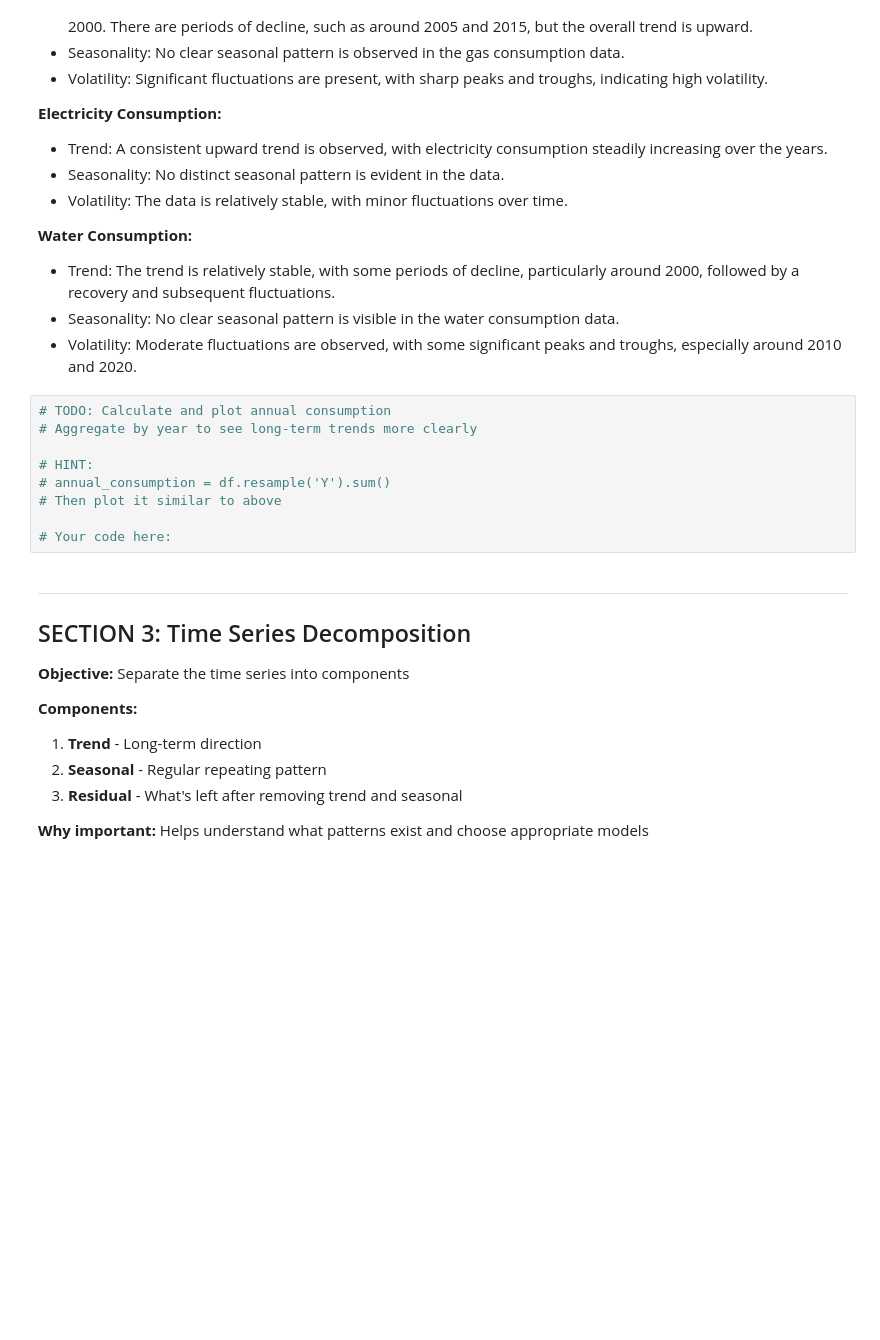
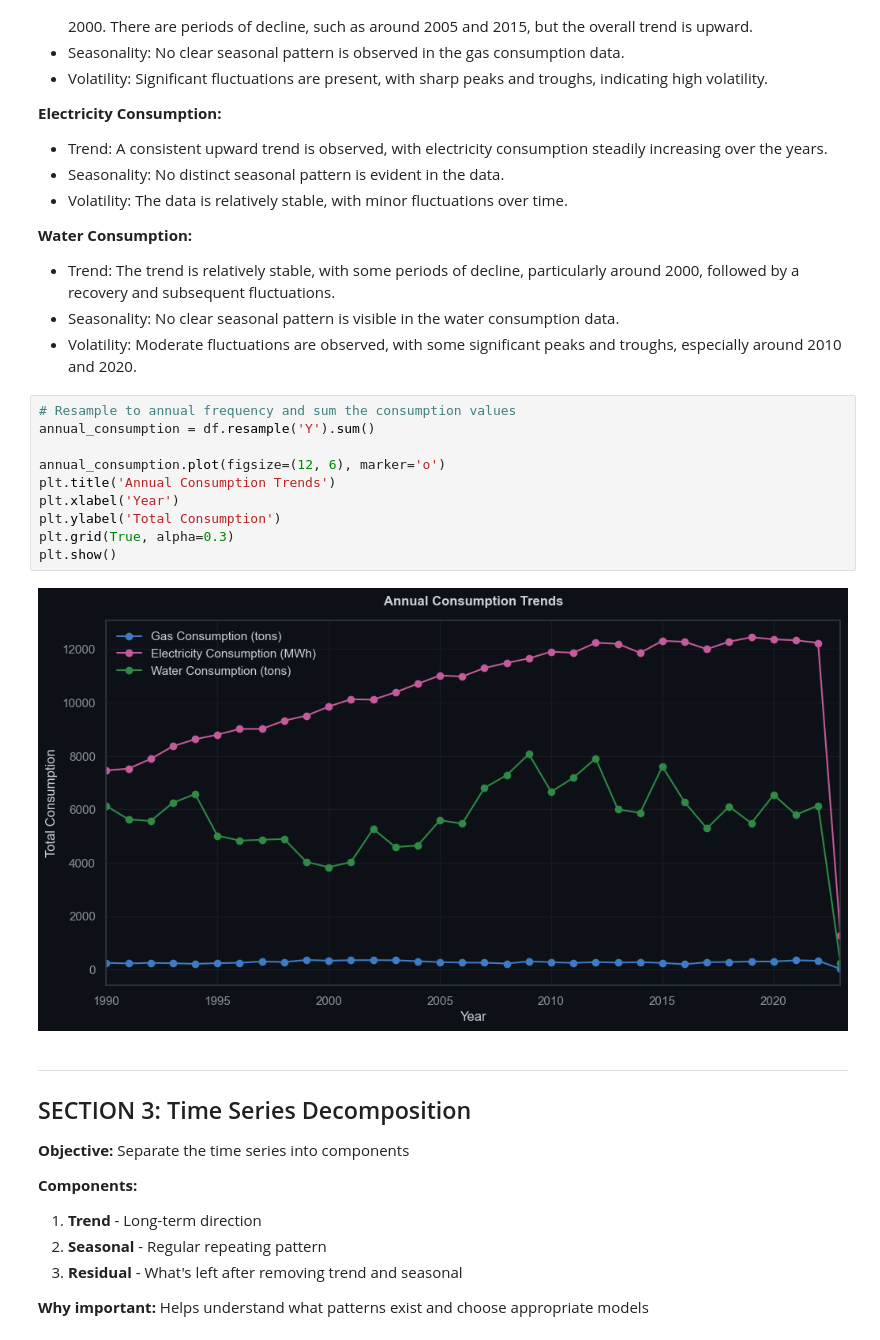
Before and after one commit to pufferfish3e/unsupervised-learning, a Jupyter notebook: CA2_PartB_Student_Template_1.ipynb, the cells around one changed output. Cells and saved outputs as stored; diff of their text form; blank space fills up the shorter version.

```diff
--- a/CA2_PartB_Student_Template_1.ipynb
+++ b/CA2_PartB_Student_Template_1.ipynb
@@ -303,15 +264,18 @@ From the time series plots:
 -   Trend: The trend is relatively stable, with some periods of decline, particularly around 2000, followed by a recovery and subsequent fluctuations.
 -   Seasonality: No clear seasonal pattern is visible in the water consumption data.
 -   Volatility: Moderate fluctuations are observed, with some significant peaks and troughs, especially around 2010 and 2020.
-# %%
-# TODO: Calculate and plot annual consumption
-# Aggregate by year to see long-term trends more clearly
-
-# HINT:
-# annual_consumption = df.resample('Y').sum()
-# Then plot it similar to above
-
-# Your code here:
+# %%
+# Resample to annual frequency and sum the consumption values
+annual_consumption = df.resample('Y').sum()
+
+annual_consumption.plot(figsize=(12, 6), marker='o')
+plt.title('Annual Consumption Trends')
+plt.xlabel('Year')
+plt.ylabel('Total Consumption')
+plt.grid(True, alpha=0.3)
+plt.show()
+# %% [output]
+[figure, added]
 # %% [markdown]
 ---
 
```
Also changed, not shown: parts of 84 cells of this notebook, 2 other files.
